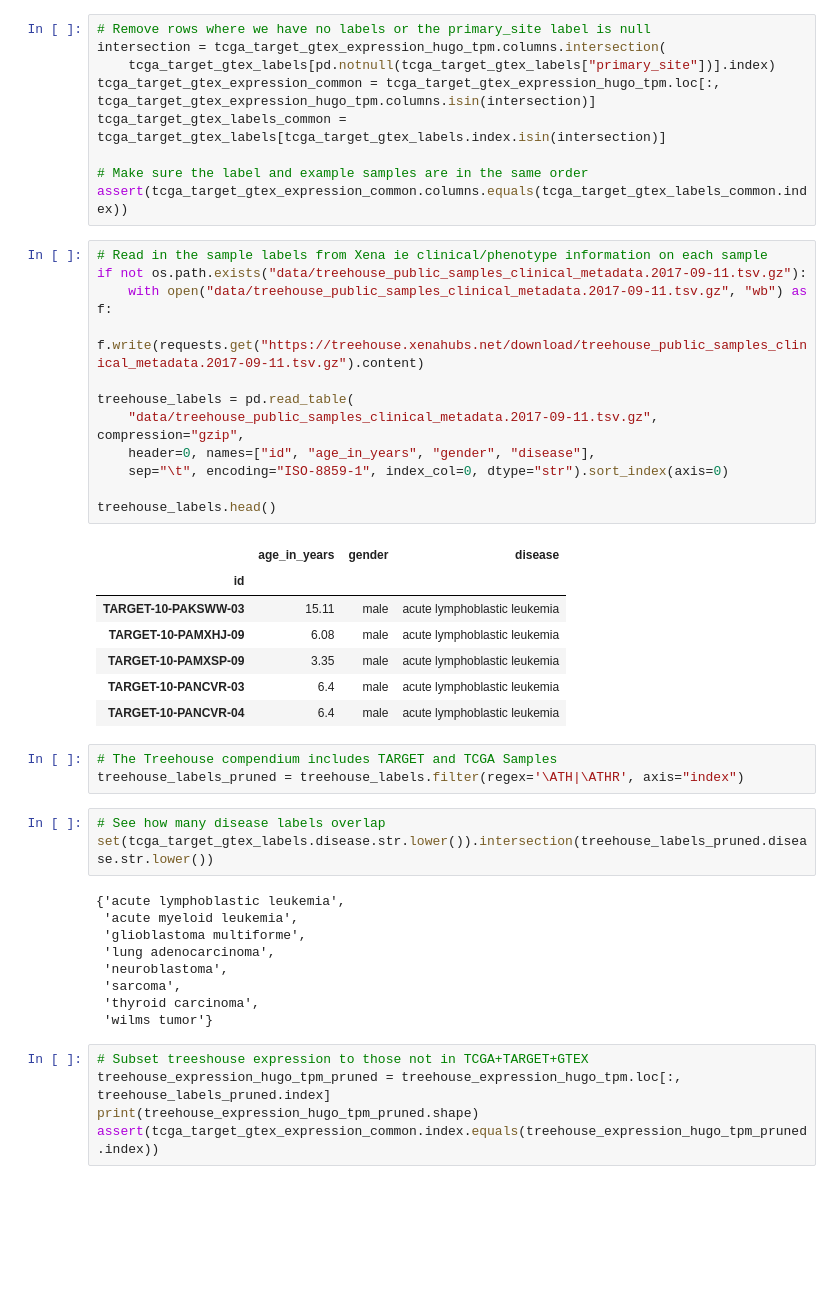
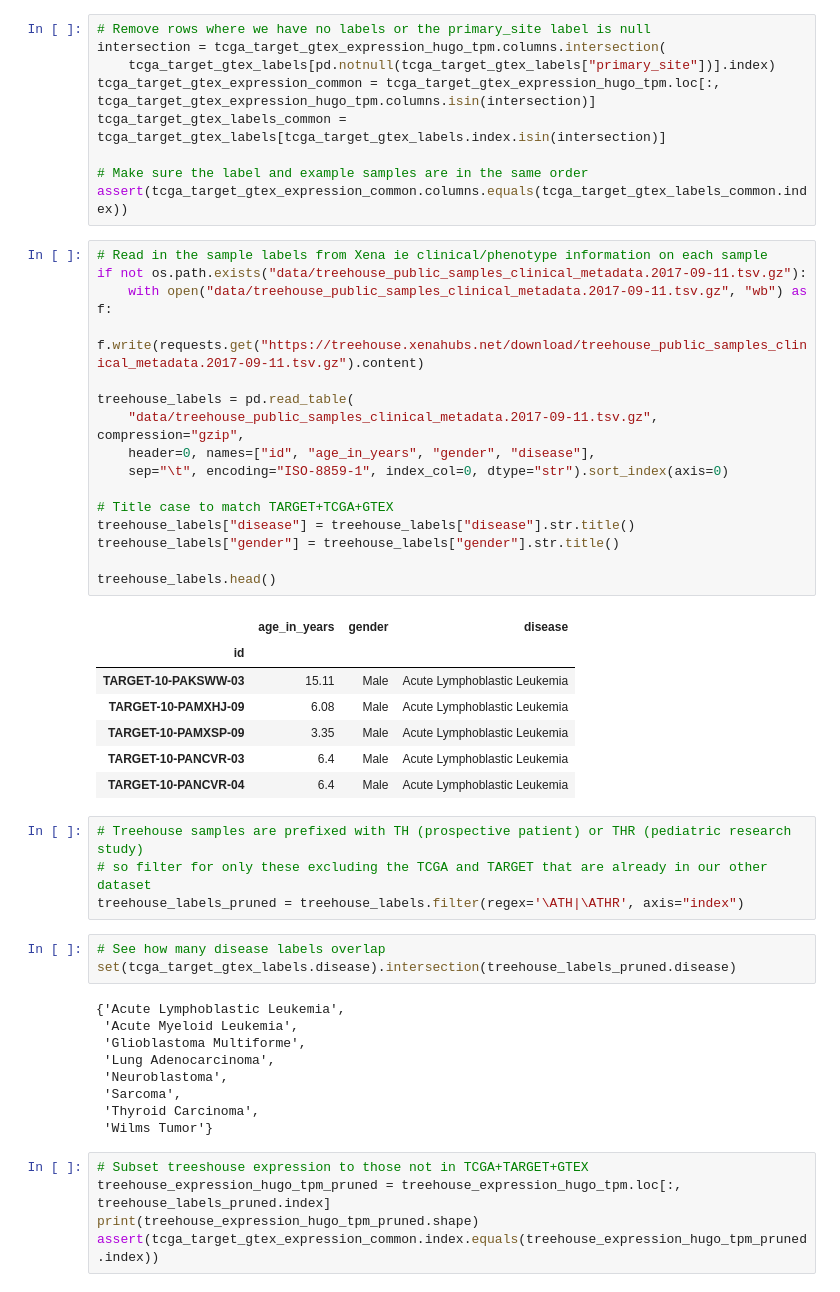
Before and after one commit to rcurrie/tumornormal, a Jupyter notebook: ingest.ipynb, the cells around one changed output. Cells and saved outputs as stored; diff of their text form; blank space fills up the shorter version.

```diff
--- a/ingest.ipynb
+++ b/ingest.ipynb
@@ -205,38 +227,43 @@ assert(tcga_target_gtex_expression_common.columns.equals(tcga_target_gtex_labels
 # %%
 # Read in the sample labels from Xena ie clinical/phenotype information on each sample
 if not os.path.exists("data/treehouse_public_samples_clinical_metadata.2017-09-11.tsv.gz"):
     with open("data/treehouse_public_samples_clinical_metadata.2017-09-11.tsv.gz", "wb") as f:
         f.write(requests.get("https://treehouse.xenahubs.net/download/treehouse_public_samples_clinical_metadata.2017-09-11.tsv.gz").content)
 
 treehouse_labels = pd.read_table(
     "data/treehouse_public_samples_clinical_metadata.2017-09-11.tsv.gz", compression="gzip",
     header=0, names=["id", "age_in_years", "gender", "disease"],
     sep="\t", encoding="ISO-8859-1", index_col=0, dtype="str").sort_index(axis=0)
 
+# Title case to match TARGET+TCGA+GTEX
+treehouse_labels["disease"] = treehouse_labels["disease"].str.title()
+treehouse_labels["gender"] = treehouse_labels["gender"].str.title()
+
 treehouse_labels.head()
 # %% [output]
 |  | age_in_years | gender | disease |
 | id |  |  |  |
-| TARGET-10-PAKSWW-03 | 15.11 | male | acute lymphoblastic leukemia |
-| TARGET-10-PAMXHJ-09 | 6.08 | male | acute lymphoblastic leukemia |
-| TARGET-10-PAMXSP-09 | 3.35 | male | acute lymphoblastic leukemia |
-| TARGET-10-PANCVR-03 | 6.4 | male | acute lymphoblastic leukemia |
-| TARGET-10-PANCVR-04 | 6.4 | male | acute lymphoblastic leukemia |
+| TARGET-10-PAKSWW-03 | 15.11 | Male | Acute Lymphoblastic Leukemia |
+| TARGET-10-PAMXHJ-09 | 6.08 | Male | Acute Lymphoblastic Leukemia |
+| TARGET-10-PAMXSP-09 | 3.35 | Male | Acute Lymphoblastic Leukemia |
+| TARGET-10-PANCVR-03 | 6.4 | Male | Acute Lymphoblastic Leukemia |
+| TARGET-10-PANCVR-04 | 6.4 | Male | Acute Lymphoblastic Leukemia |
-# %%
-# The Treehouse compendium includes TARGET and TCGA Samples
-treehouse_labels_pruned = treehouse_labels.filter(regex='\ATH|\ATHR', axis="index")
+# %%
+# Treehouse samples are prefixed with TH (prospective patient) or THR (pediatric research study)
+# so filter for only these excluding the TCGA and TARGET that are already in our other dataset
+treehouse_labels_pruned = treehouse_labels.filter(regex='\ATH|\ATHR', axis="index")
 # %%
 # See how many disease labels overlap
-set(tcga_target_gtex_labels.disease.str.lower()).intersection(treehouse_labels_pruned.disease.str.lower())
+set(tcga_target_gtex_labels.disease).intersection(treehouse_labels_pruned.disease)
 # %% [output]
-{'acute lymphoblastic leukemia',
- 'acute myeloid leukemia',
- 'glioblastoma multiforme',
- 'lung adenocarcinoma',
- 'neuroblastoma',
- 'sarcoma',
- 'thyroid carcinoma',
- 'wilms tumor'}
+{'Acute Lymphoblastic Leukemia',
+ 'Acute Myeloid Leukemia',
+ 'Glioblastoma Multiforme',
+ 'Lung Adenocarcinoma',
+ 'Neuroblastoma',
+ 'Sarcoma',
+ 'Thyroid Carcinoma',
+ 'Wilms Tumor'}
 # %%
 # Subset treeshouse expression to those not in TCGA+TARGET+GTEX
 treehouse_expression_hugo_tpm_pruned = treehouse_expression_hugo_tpm.loc[:, treehouse_labels_pruned.index]
```
Also changed, not shown: parts of 10 cells of this notebook, 2 other files.
